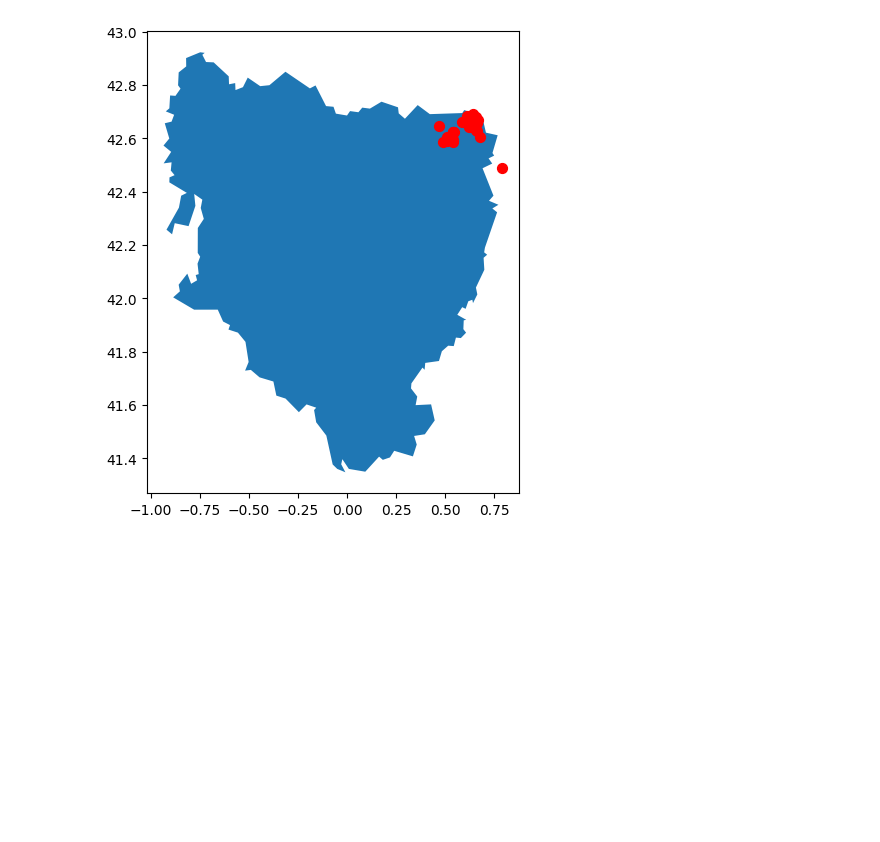
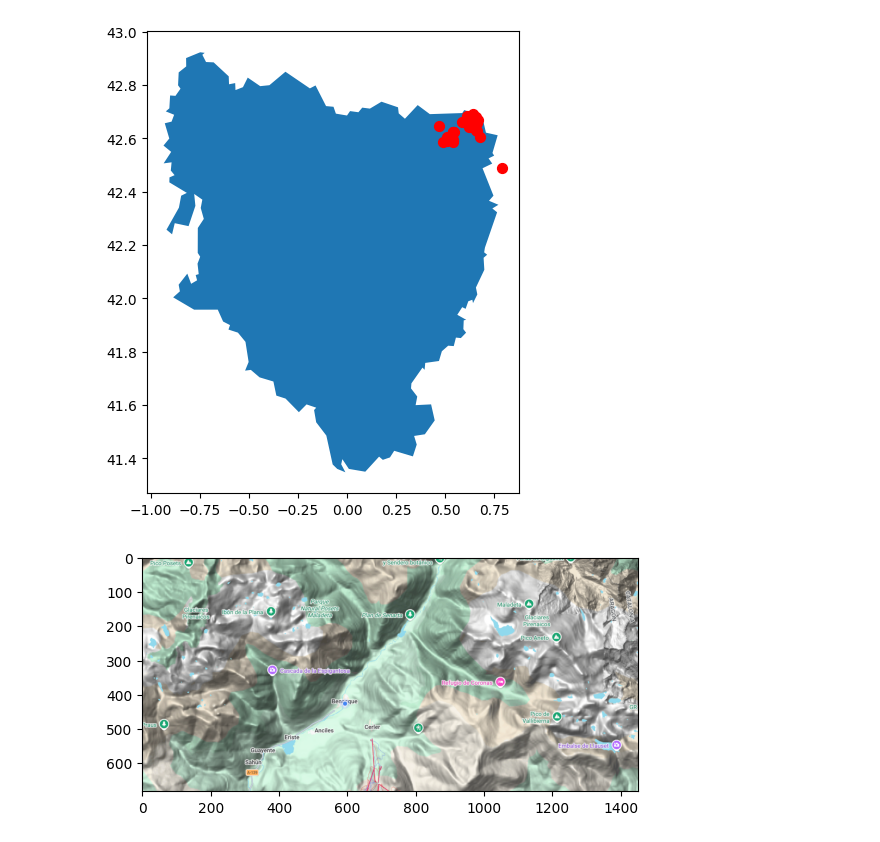
Before and after one commit to cruizQM/Benasque2026_Hackathon, a Jupyter notebook: map.ipynb, the cells around one changed output. Drawn from its saved outputs; the diff is of its cells as text; code cells hidden in the pictures; blank space fills up the shorter version.

```diff
--- a/map.ipynb
+++ b/map.ipynb
@@ -51,3 +51,15 @@ locations_gdf.plot(ax=ax, color='red', markersize=50)
 # %% [output]
 <Axes: >
 [figure]
+# %%
+import matplotlib.pyplot as plt
+import matplotlib.image as mpimg
+
+# Load an image from a file
+image = mpimg.imread('data/map.png')
+
+# Display the image
+plt.imshow(image)
+plt.show()
+# %% [output]
+[figure, added]
```
Also changed, not shown: parts of 1 cell of this notebook, 4 other files.
